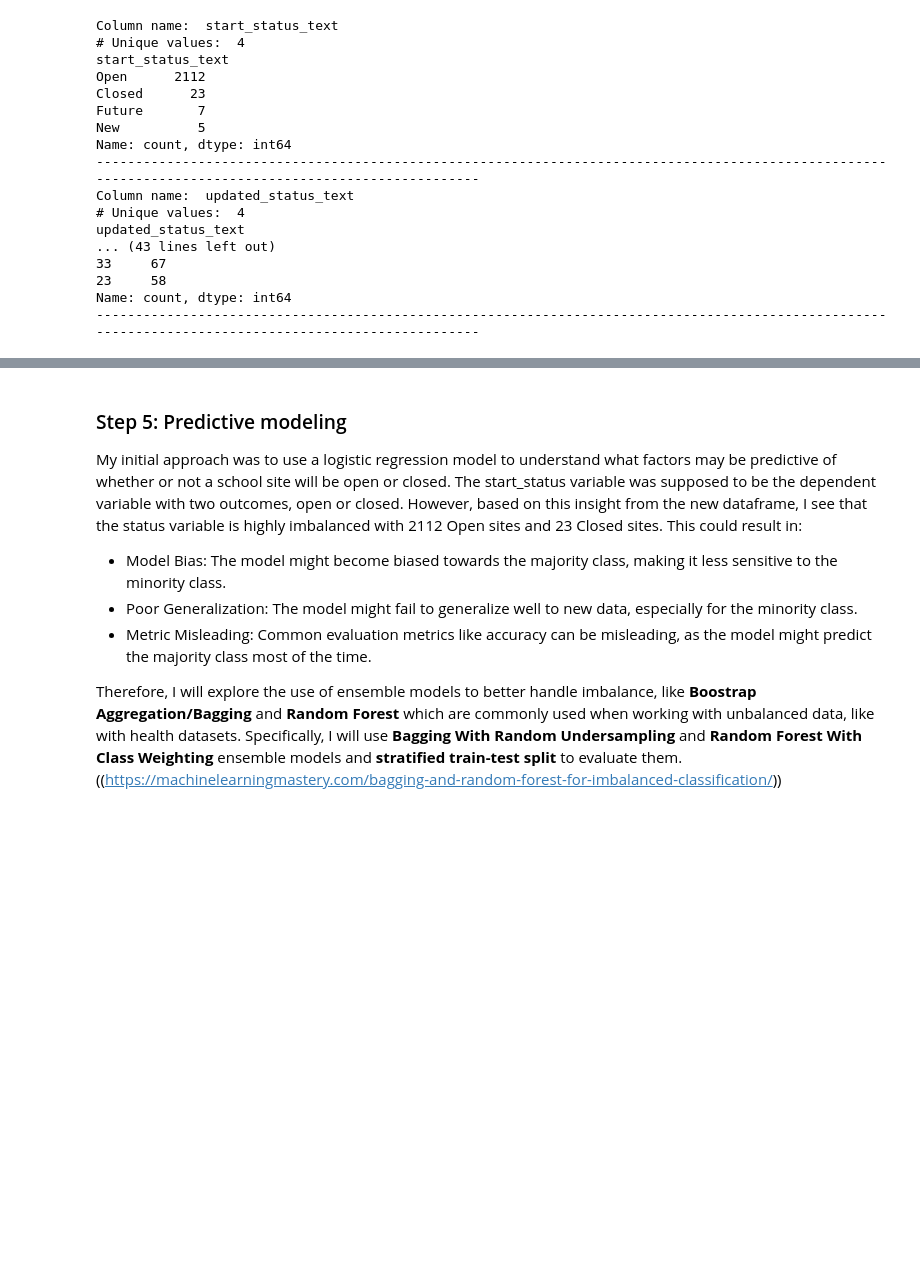
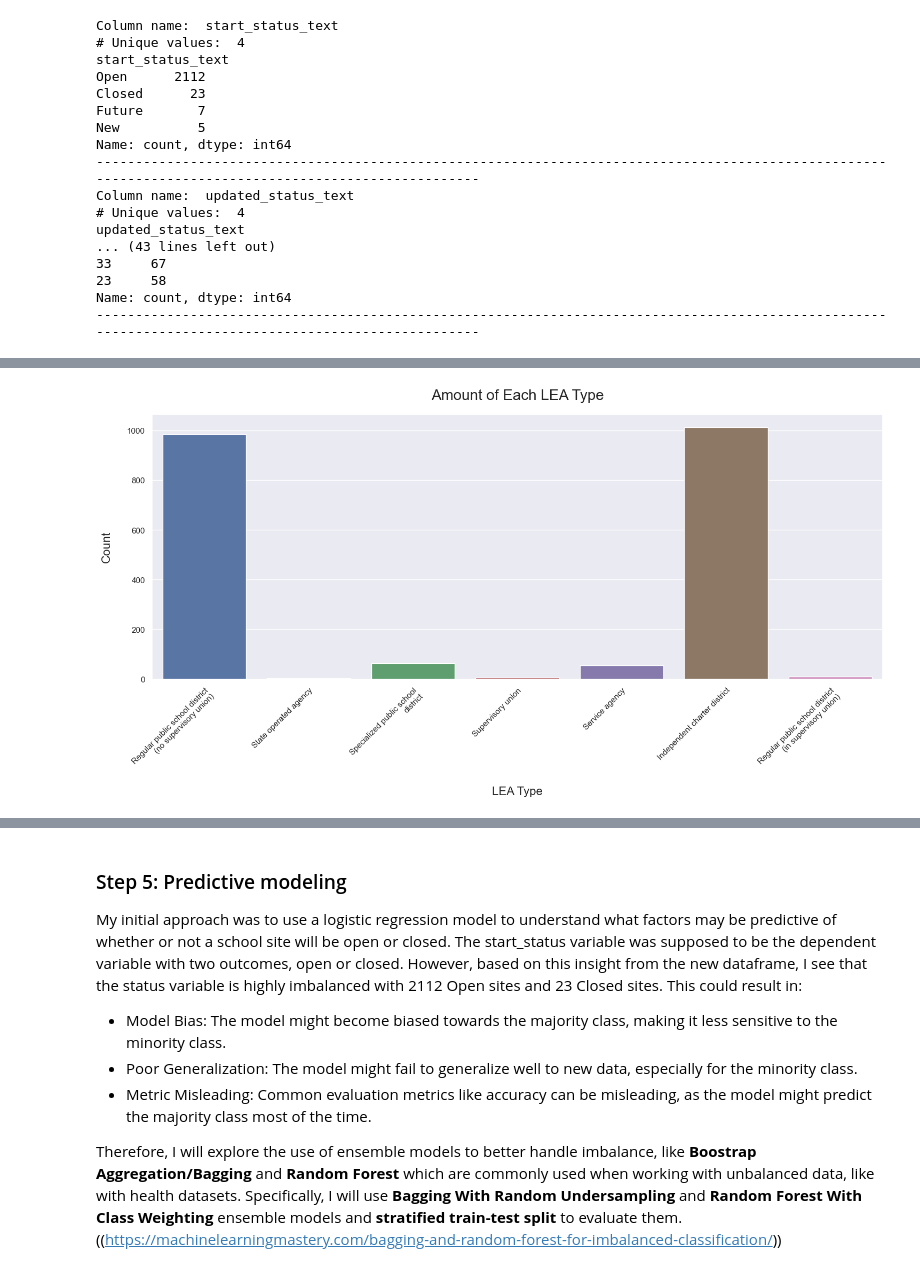
Before and after one commit to emilyslopez/datasci_practice_projects, a Jupyter notebook: predictive_modeling/LEA_predictive_modeling.ipynb, the cells around one changed output, grey strips where cells are left out. Drawn from its saved outputs; the diff is of its cells as text; code cells hidden in the pictures; blank space fills up the shorter version.

```diff
--- a/predictive_modeling/LEA_predictive_modeling.ipynb
+++ b/predictive_modeling/LEA_predictive_modeling.ipynb
@@ -515,0 +590,16 @@ Name: count, dtype: int64
+# %%
+import textwrap
+
+# renaming lea type text values for better graphing
+lea_type_text_dict = {'Independent charter district': 'Independent charter district',
+                      'Regular public school district that is a component of a supervisory union': 'Regular public school district (in supervisory union)',
+                      'Regular public school district that is not a component of a supervisory union': 'Regular public school district (no supervisory union)',
+                      'Service agency': 'Service agency',
+                      'Specialized public school district': 'Specialized public school district',
+                      'State operated agency': 'State operated agency',
+                      'Supervisory union': 'Supervisory union'}
+
+mean_length = np.mean([len(i) for i in lea_type_text_dict.values()])
+lea_type_text_dict = {key:"\n".join(textwrap.wrap(val,mean_length)) for key,val in lea_type_text_dict.items()}
+j_status.loc[:,'lea_type_text'] = j_status.lea_type_text.map(lea_type_text_dict)
+j_status['lea_type_text'].value_counts()
@@ -515,0 +616,20 @@ Name: count, dtype: int64
+# %%
+import textwrap
+
+fig, ax = plt.subplots(figsize = (15,8))
+sns.set()
+
+# plotting count plot
+ax = sns.countplot(data=j_status, x='lea_type_text')
+
+# setting x axis ticks
+ax.set_xticklabels(ax.get_xticklabels(),rotation=45,ha="right",rotation_mode='anchor')
+
+# Adding title and labels
+plt.title("Amount of Each LEA Type", fontsize= 20, pad=20)
+plt.xlabel("LEA Type", fontsize = 16, labelpad = 20)
+plt.ylabel("Count", fontsize=16, labelpad = 20)
+plt.tight_layout()
+plt.show()
+# %% [output]
+[figure, added]
```
Also changed, not shown: parts of 56 cells of this notebook.
